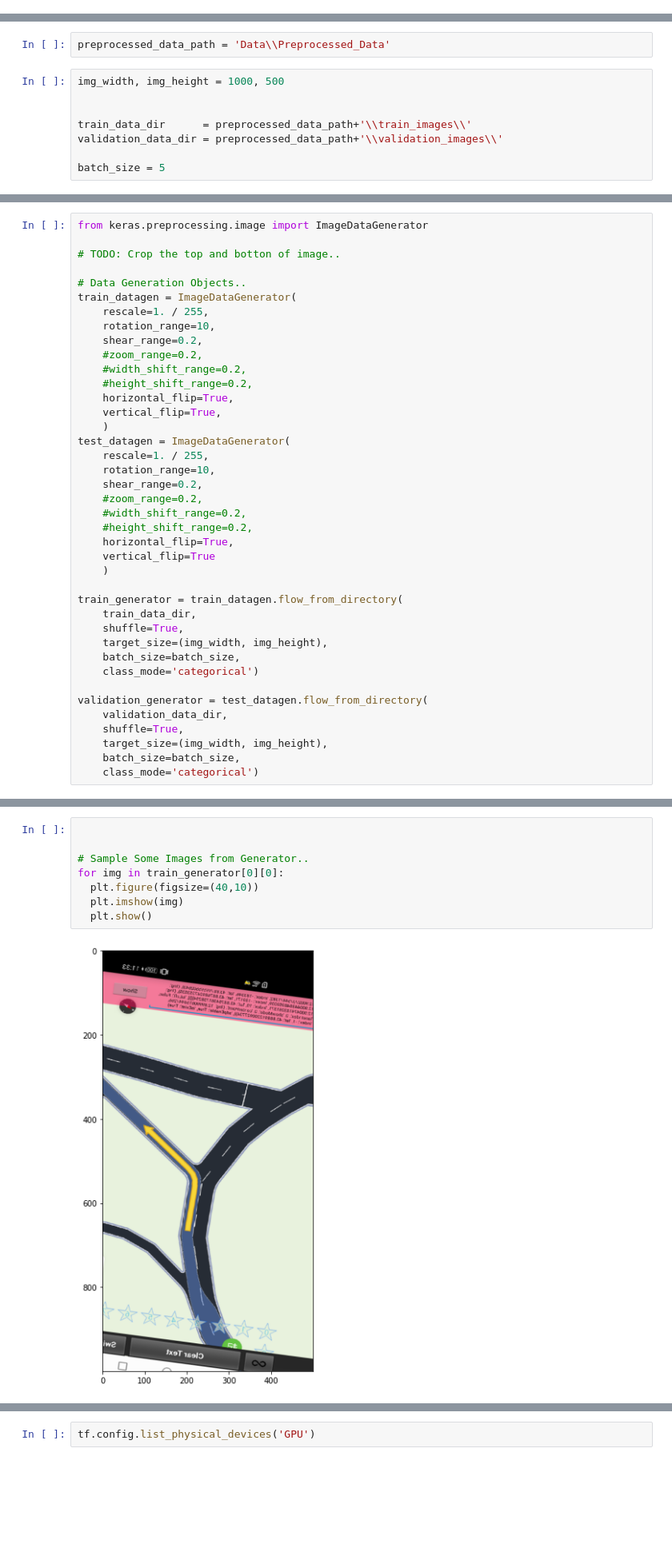
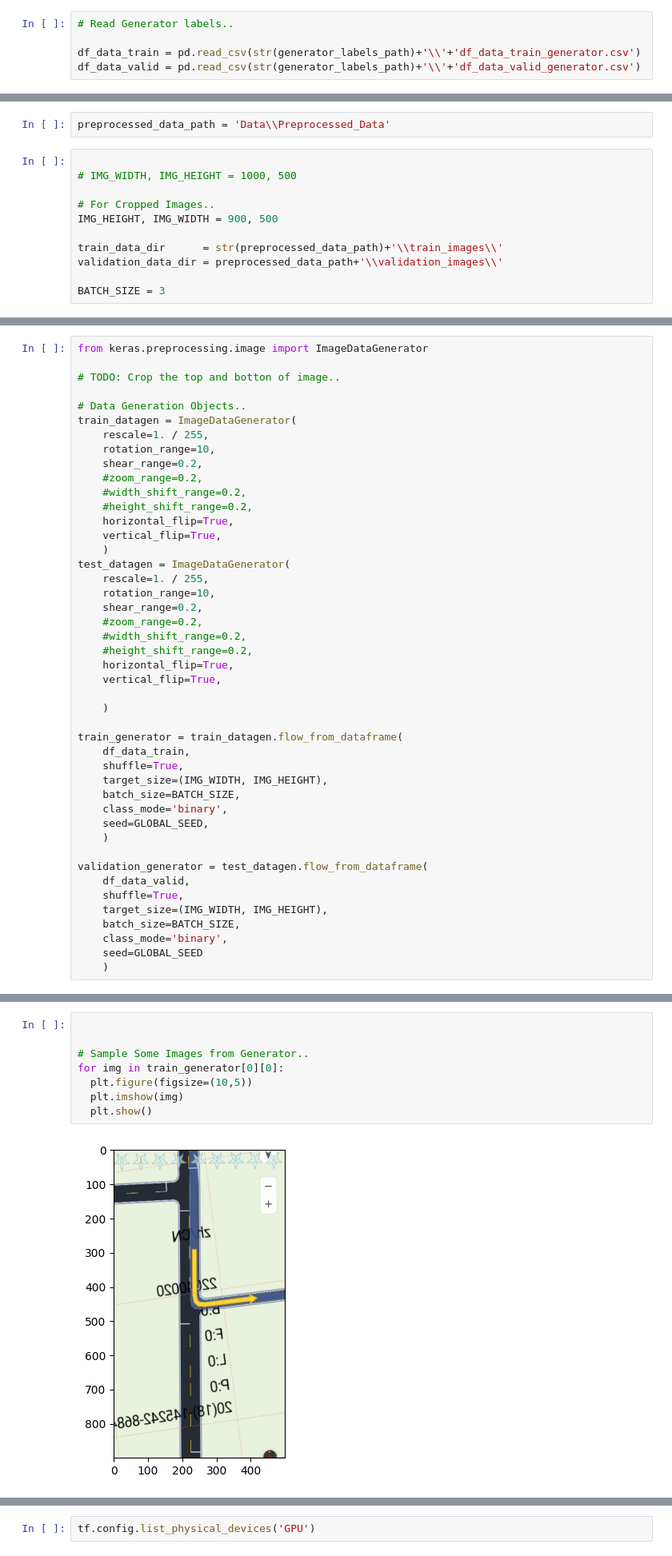
Before and after one commit to JMeghana/Intelligent-Quality-Inspection-of-Lane-Rendering-Data-using-Resnet50V2, a Jupyter notebook: Huawei-Hackathon-Research.ipynb, the cells around one changed output, grey strips where cells are left out. Shown at 80% size. Drawn from its saved outputs; the diff is of its cells as text; blank space fills up the shorter version.

Commit message:
Cropped Images, Roadmap for Pipelines, updated Readme

```diff
--- a/Huawei-Hackathon-Research.ipynb
+++ b/Huawei-Hackathon-Research.ipynb
@@ -143,6 +281,11 @@ from tensorflow.keras.metrics import categorical_accuracy
 import matplotlib.pyplot as plt
 # %% [output]
 2.9.0
+# %%
+# Read Generator labels..
+
+df_data_train = pd.read_csv(str(generator_labels_path)+'\\'+'df_data_train_generator.csv')
+df_data_valid = pd.read_csv(str(generator_labels_path)+'\\'+'df_data_valid_generator.csv')
 # %%
 # Check if i have a GPU..
 
@@ -175,11 +318,14 @@ xla_global_id: 416903419
 # %%
 preprocessed_data_path = 'Data\\Preprocessed_Data'
 # %%
-img_width, img_height = 1000, 500
 
+# IMG_WIDTH, IMG_HEIGHT = 1000, 500
 
-train_data_dir      = preprocessed_data_path+'\\train_images\\'
+# For Cropped Images..
+IMG_HEIGHT, IMG_WIDTH = 900, 500
+
+train_data_dir      = str(preprocessed_data_path)+'\\train_images\\'
 validation_data_dir = preprocessed_data_path+'\\validation_images\\'
 
-batch_size = 5
+BATCH_SIZE = 3
 # %%
@@ -305,20 +457,25 @@ test_datagen = ImageDataGenerator(
     #width_shift_range=0.2,
     #height_shift_range=0.2,
     horizontal_flip=True,
-    vertical_flip=True
+    vertical_flip=True,
+
     )
 
-train_generator = train_datagen.flow_from_directory(
-    train_data_dir,
+train_generator = train_datagen.flow_from_dataframe(
+    df_data_train,
     shuffle=True,
-    target_size=(img_width, img_height),
-    batch_size=batch_size,
-    class_mode='categorical')
+    target_size=(IMG_WIDTH, IMG_HEIGHT),
+    batch_size=BATCH_SIZE,
+    class_mode='binary',
+    seed=GLOBAL_SEED,
+    )
 
-validation_generator = test_datagen.flow_from_directory(
-    validation_data_dir,
+validation_generator = test_datagen.flow_from_dataframe(
+    df_data_valid,
     shuffle=True,
-    target_size=(img_width, img_height),
-    batch_size=batch_size,
-    class_mode='categorical')
+    target_size=(IMG_WIDTH, IMG_HEIGHT),
+    batch_size=BATCH_SIZE,
+    class_mode='binary',
+    seed=GLOBAL_SEED
+    )
 # %% [output]
@@ -327,10 +484,10 @@ Found 345 images belonging to 8 classes.
 # %%
 
 
 # Sample Some Images from Generator..
 for img in train_generator[0][0]:
-  plt.figure(figsize=(40,10))
+  plt.figure(figsize=(10,5))
   plt.imshow(img)
   plt.show()
 # %% [output]
-[figure, old version]
+[figure, new version]
```
Also changed, not shown: parts of 48 cells of this notebook, 25 other files.
